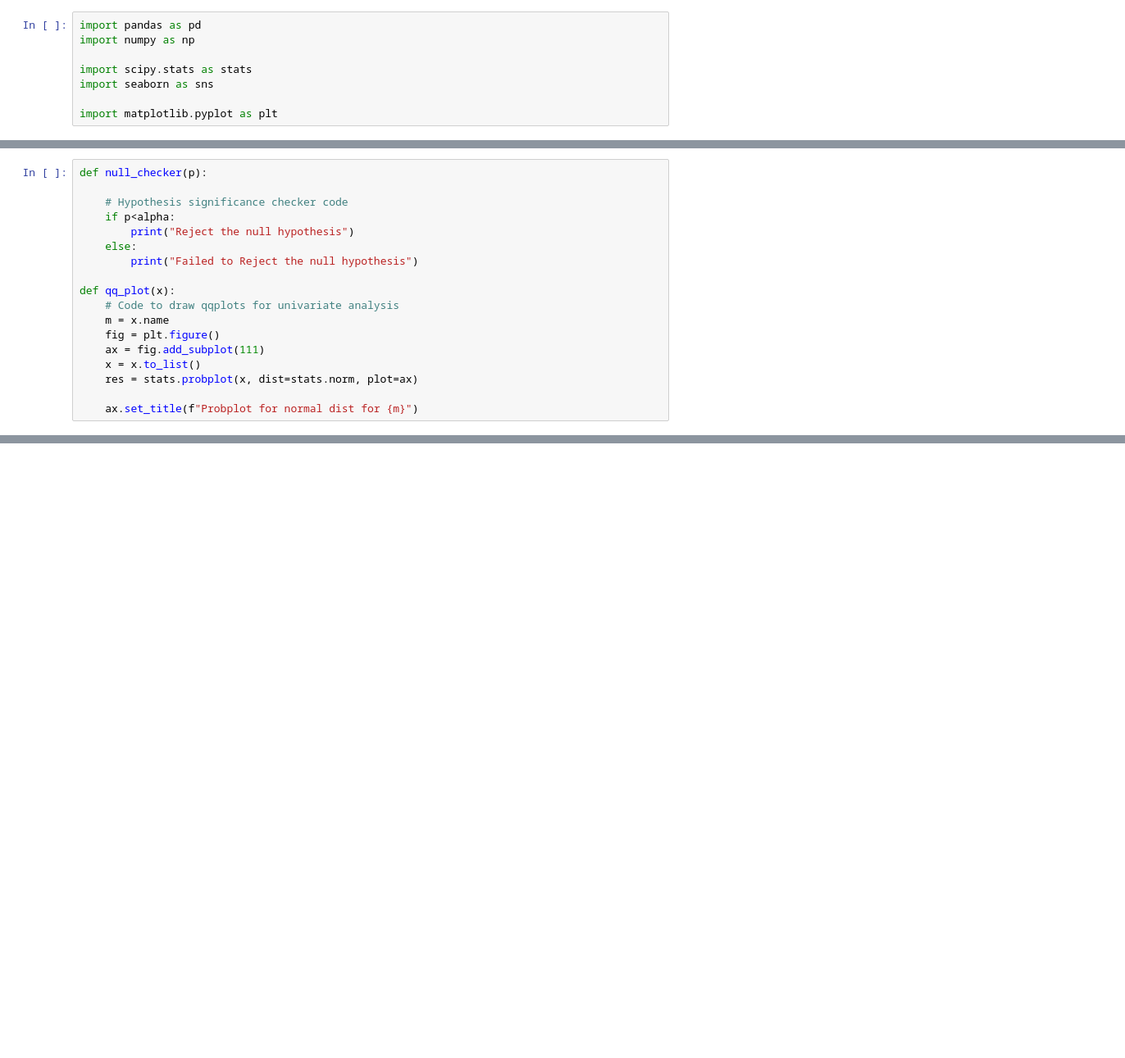
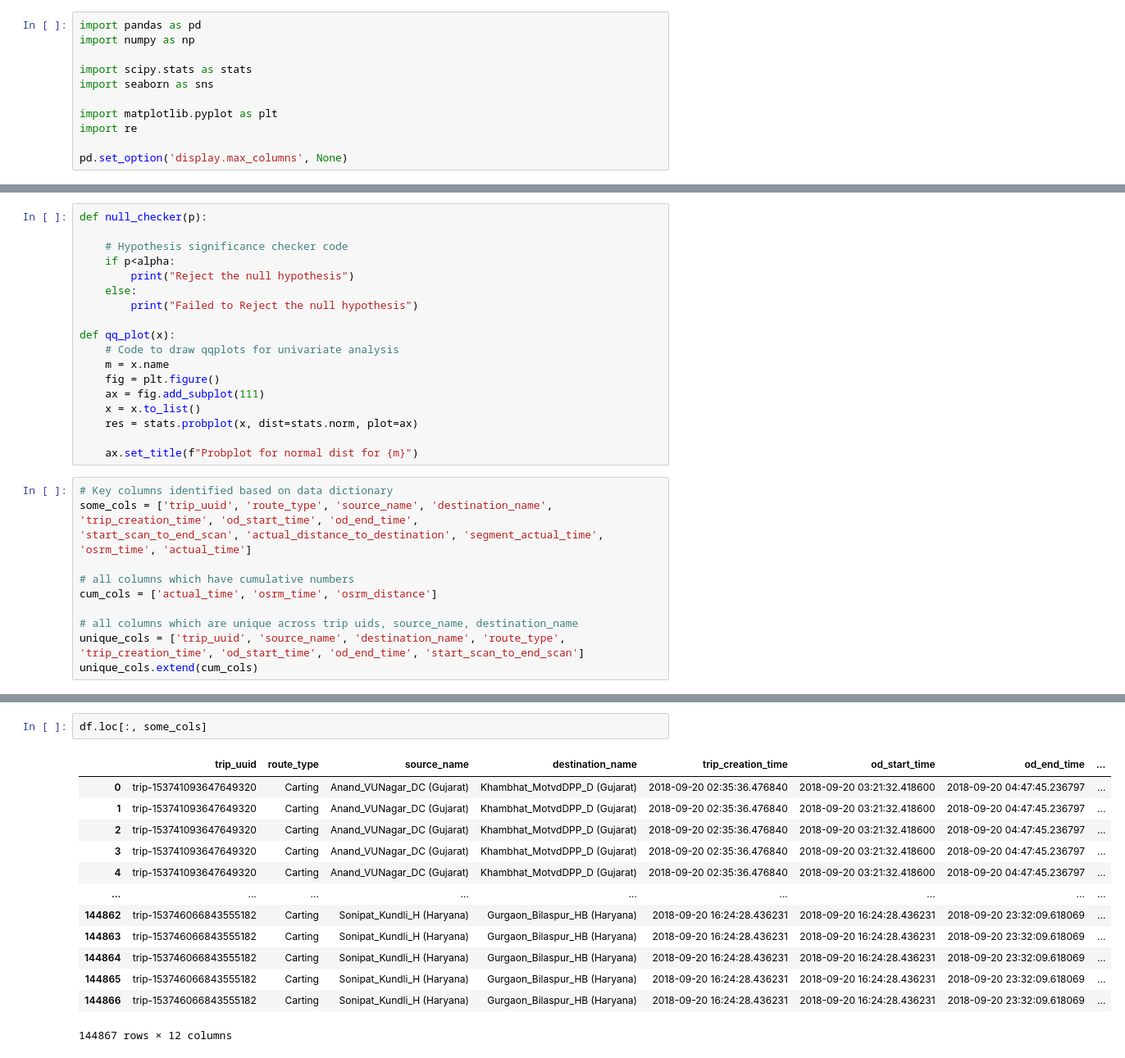
Before and after one commit to trehansalil/delhivery_analysis, a Jupyter notebook: analysis.ipynb, the cells around one changed output, grey strips where cells are left out. Shown at 82% size. Cells and saved outputs as stored; diff of their text form; blank space fills up the shorter version.

Commit message:
aggregation started

```diff
--- a/analysis.ipynb
+++ b/analysis.ipynb
@@ -6,6 +6,9 @@ import scipy.stats as stats
 import seaborn as sns
 
 import matplotlib.pyplot as plt
+import re
+
+pd.set_option('display.max_columns', None)
 # %%
 # data_link = 'https://d2beiqkhq929f0.cloudfront.net/public_assets/assets/000/001/551/original/delhivery_data.csv?1642751181'
 df = pd.read_csv('data/delhivery_data.csv', date_parser=["trip_creation_time"], infer_datetime_format=True)
@@ -83,3 +85,14 @@ def qq_plot(x):
     res = stats.probplot(x, dist=stats.norm, plot=ax)
 
     ax.set_title(f"Probplot for normal dist for {m}")
+# %%
+# Key columns identified based on data dictionary
+some_cols = ['trip_uuid', 'route_type', 'source_name', 'destination_name', 'trip_creation_time', 'od_start_time', 'od_end_time',
+'start_scan_to_end_scan', 'actual_distance_to_destination', 'segment_actual_time', 'osrm_time', 'actual_time']
+
+# all columns which have cumulative numbers
+cum_cols = ['actual_time', 'osrm_time', 'osrm_distance']
+
+# all columns which are unique across trip uids, source_name, destination_name
+unique_cols = ['trip_uuid', 'source_name', 'destination_name', 'route_type',  'trip_creation_time', 'od_start_time', 'od_end_time', 'start_scan_to_end_scan']
+unique_cols.extend(cum_cols)
@@ -86,3 +146,19 @@ def qq_plot(x):
+# %%
+df.loc[:, some_cols]
+# %% [output]
+|  | trip_uuid | route_type | source_name | destination_name | trip_creation_time | od_start_time | od_end_time | ... |
+| 0 | trip-153741093647649320 | Carting | Anand_VUNagar_DC (Gujarat) | Khambhat_MotvdDPP_D (Gujarat) | 2018-09-20 02:35:36.476840 | 2018-09-20 03:21:32.418600 | 2018-09-20 04:47:45.236797 | ... |
+| 1 | trip-153741093647649320 | Carting | Anand_VUNagar_DC (Gujarat) | Khambhat_MotvdDPP_D (Gujarat) | 2018-09-20 02:35:36.476840 | 2018-09-20 03:21:32.418600 | 2018-09-20 04:47:45.236797 | ... |
+| 2 | trip-153741093647649320 | Carting | Anand_VUNagar_DC (Gujarat) | Khambhat_MotvdDPP_D (Gujarat) | 2018-09-20 02:35:36.476840 | 2018-09-20 03:21:32.418600 | 2018-09-20 04:47:45.236797 | ... |
+| 3 | trip-153741093647649320 | Carting | Anand_VUNagar_DC (Gujarat) | Khambhat_MotvdDPP_D (Gujarat) | 2018-09-20 02:35:36.476840 | 2018-09-20 03:21:32.418600 | 2018-09-20 04:47:45.236797 | ... |
+| 4 | trip-153741093647649320 | Carting | Anand_VUNagar_DC (Gujarat) | Khambhat_MotvdDPP_D (Gujarat) | 2018-09-20 02:35:36.476840 | 2018-09-20 03:21:32.418600 | 2018-09-20 04:47:45.236797 | ... |
+| ... | ... | ... | ... | ... | ... | ... | ... | ... |
+| 144862 | trip-153746066843555182 | Carting | Sonipat_Kundli_H (Haryana) | Gurgaon_Bilaspur_HB (Haryana) | 2018-09-20 16:24:28.436231 | 2018-09-20 16:24:28.436231 | 2018-09-20 23:32:09.618069 | ... |
+| 144863 | trip-153746066843555182 | Carting | Sonipat_Kundli_H (Haryana) | Gurgaon_Bilaspur_HB (Haryana) | 2018-09-20 16:24:28.436231 | 2018-09-20 16:24:28.436231 | 2018-09-20 23:32:09.618069 | ... |
+| 144864 | trip-153746066843555182 | Carting | Sonipat_Kundli_H (Haryana) | Gurgaon_Bilaspur_HB (Haryana) | 2018-09-20 16:24:28.436231 | 2018-09-20 16:24:28.436231 | 2018-09-20 23:32:09.618069 | ... |
+| 144865 | trip-153746066843555182 | Carting | Sonipat_Kundli_H (Haryana) | Gurgaon_Bilaspur_HB (Haryana) | 2018-09-20 16:24:28.436231 | 2018-09-20 16:24:28.436231 | 2018-09-20 23:32:09.618069 | ... |
+| 144866 | trip-153746066843555182 | Carting | Sonipat_Kundli_H (Haryana) | Gurgaon_Bilaspur_HB (Haryana) | 2018-09-20 16:24:28.436231 | 2018-09-20 16:24:28.436231 | 2018-09-20 23:32:09.618069 | ... |
+144867 rows × 12 columns
 # %%
 df.head()
 # %% [output]
```
Also changed, not shown: parts of 29 cells of this notebook, 1 other file.
